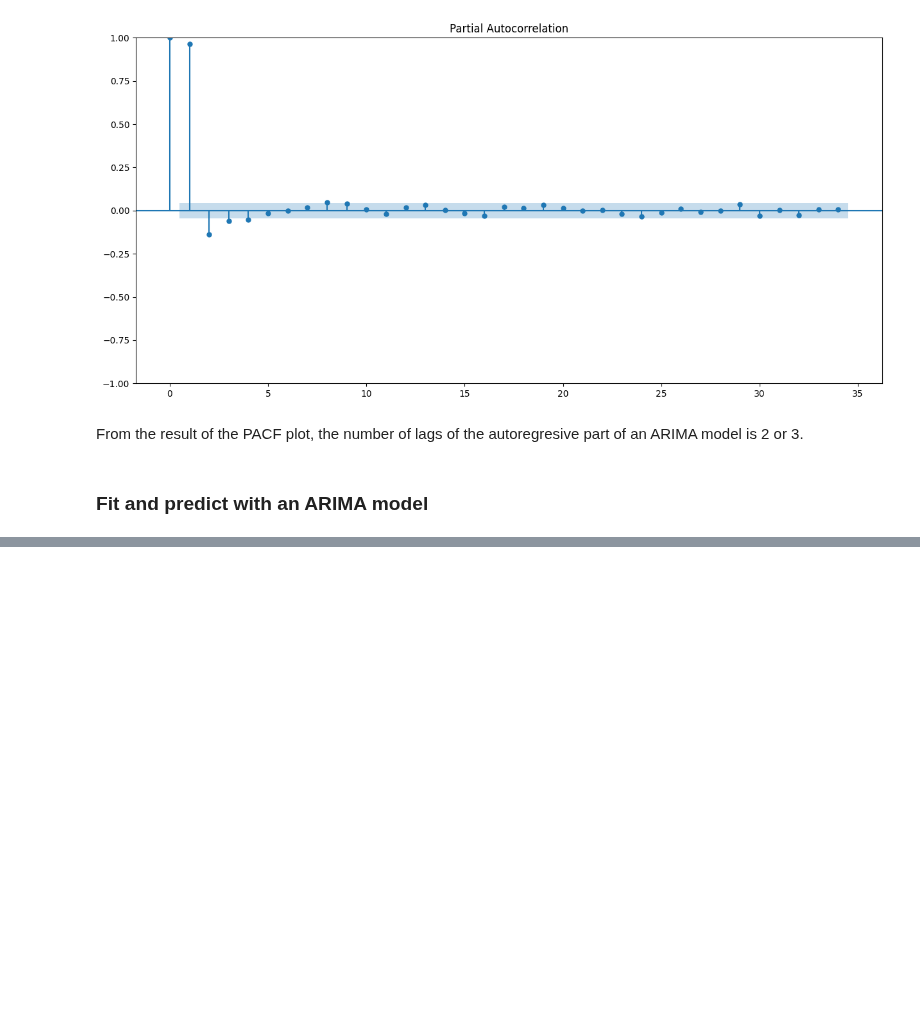
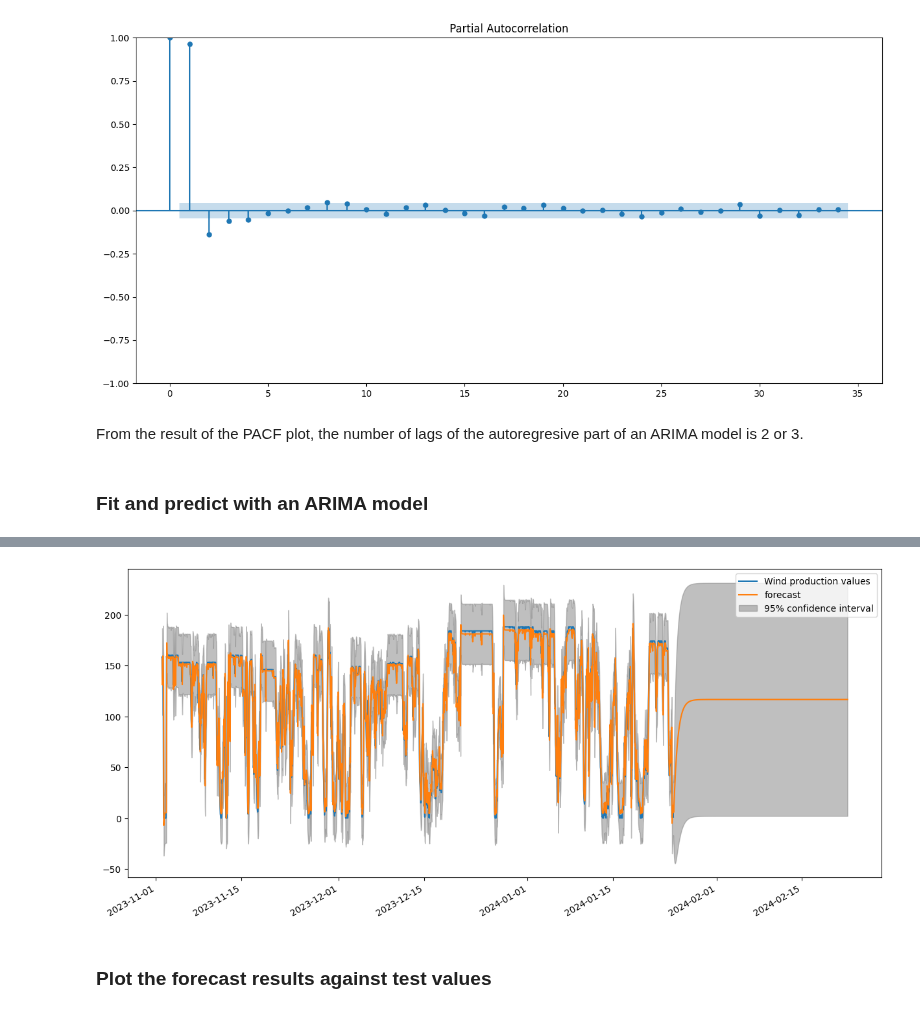
Before and after one commit to DridrM/renewable-energy-forecast, a Jupyter notebook: notebooks/training/training_with_SARIMA.ipynb, the cells around one changed output, grey strips where cells are left out. Drawn from its saved outputs; the diff is of its cells as text; code cells hidden in the pictures; blank space fills up the shorter version.

Commit message:
Plot the forecasts of the fitted ARIMA model

```diff
--- a/notebooks/training/training_with_SARIMA.ipynb
+++ b/notebooks/training/training_with_SARIMA.ipynb
@@ -260,0 +262,9 @@ Total fit time: 7.749 seconds
+# %%
+# Glance at our predictions : Use plot-predict
+fig, axs = plt.subplots(1, 1, figsize = (15, 7))
+axs.plot(gen_data_train["value"], label = "Wind production values")
+plot_predict(arima, start = 1, end = 2700, ax = axs);
+# %% [output]
+[figure, added]
+# %% [markdown]
+### Plot the forecast results against test values
```
Also changed, not shown: parts of 4 cells of this notebook.
